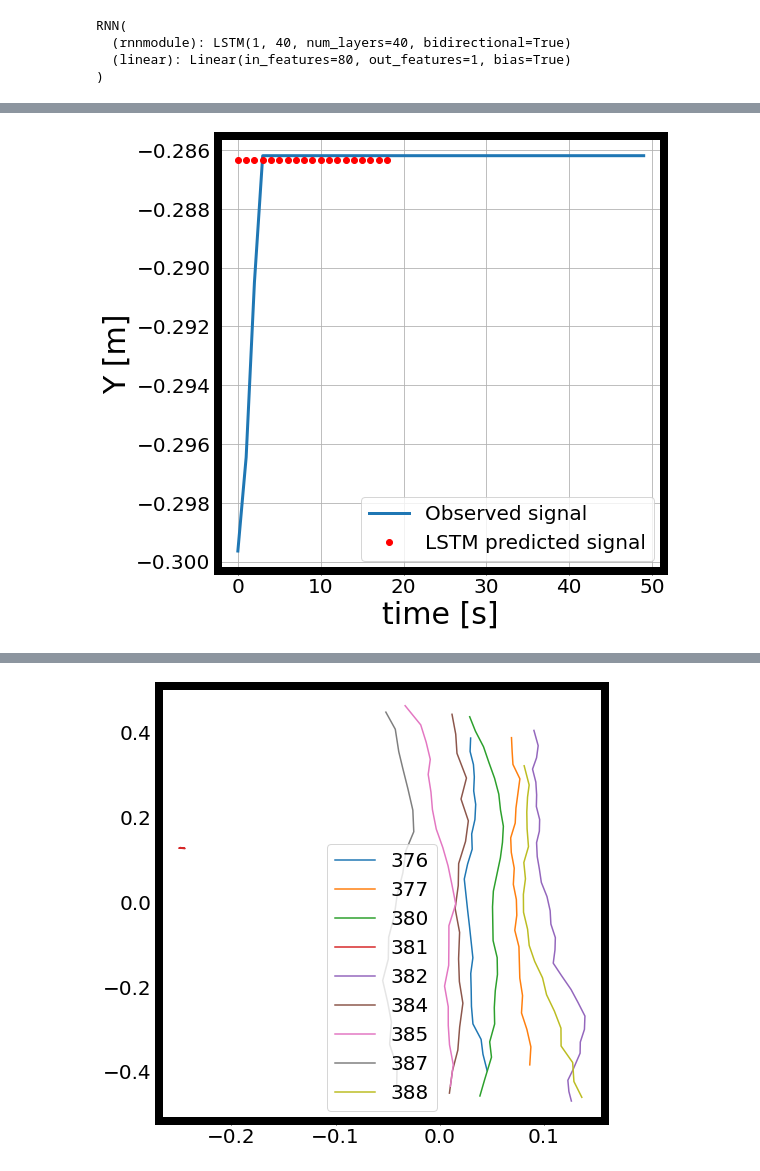
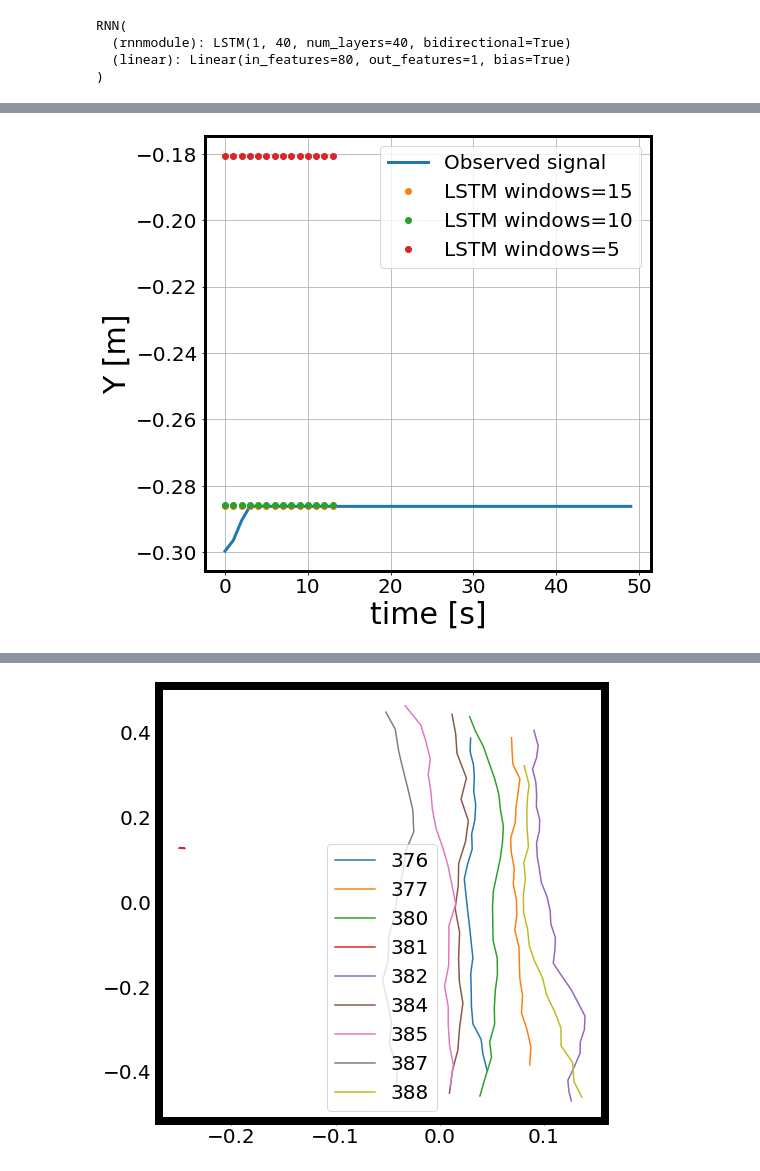
Before and after one commit to bgolshaei/Data_Science, a Jupyter notebook: Project.ipynb, the cells around one changed output, grey strips where cells are left out. Drawn from its saved outputs; the diff is of its cells as text; code cells hidden in the pictures.

```diff
--- a/Project.ipynb
+++ b/Project.ipynb
@@ -148,14 +173,14 @@ tensor([ 0,  1,  2,  3,  4,  5,  6,  7,  8,  9, 10, 11, 12, 13, 14, 15, 16, 17,
 # %%
 split_time = 1
-window_size = 20
-batch_size = 10
+window_size = 15
+batch_size = 4
 input_dim = 1
 hidden_dim = 40
 out_dim = 1
 num_layers = 40
 num_dir = 2
 num_epochs = 100
-learning_rate = 0.001
+learning_rate = 0.005
 rnn_module = "lstm"  #lsdm
 # %%
 def Windowed_Dataset(series, window_size, stride, batch_size):
@@ -306,0 +323,22 @@ tensor([0., 0., 0., 0., 0., 0., 0., 0., 0., 0., 0., 0., 0., 0., 0., 0., 0., 0.,
+# %%
+EPoch=np.arange(0,num_epochs,10)
+fig, axs = plt.subplots(nrows=1, ncols=2, figsize=(15, 8))
+ax = axs[0]
+ax.plot(EPoch,test_Loss_lstm_15[0:num_epochs:10],label="widows size=15")
+ax.plot(EPoch,test_Loss_lstm_10[0:num_epochs:10],label="widows size=10")
+ax.plot(EPoch,test_Loss_lstm_5[0:num_epochs:10],label="widows size=5")
+ax.legend()
+ax.grid()
+ax.set_title("LSTM ( single pedestrian)")
+ax.set_xlabel("Epoch")
+ax.set_ylabel("Training loss")
+ax = axs[1]
+ax.plot(EPoch,test_Loss_srnn_15[0:num_epochs:10],label="widows size=15")
+ax.plot(EPoch,test_Loss_srnn_10[0:num_epochs:10],label="widows size=10")
+ax.plot(EPoch,test_Loss_srnn_5[0:num_epochs:10],label="widows size=5")
+ax.legend()
+ax.grid()
+ax.set_title("SRNN ( single pedestrian)")
+ax.set_xlabel("Epoch")
+ax.set_ylabel("Training loss")
+plt.rcParams['axes.linewidth'] = 3
@@ -328,15 +364,26 @@ lstm_result = prediction('ckpt_time_series.pth', x_test, window_size)
+# %%
+#srnn_result = prediction('SRNN_ckpt_time_series.pth', x_test, window_size)
+lstm_result_x_15 = prediction('ckpt_time_series_lstm_15.pth', x_test, window_size)
+lstm_result_x_10 = prediction('ckpt_time_series_lstm_10.pth', x_test, window_size)
+lstm_result_x_5 = prediction('ckpt_time_series_lstm_5.pth', x_test, window_size)
+srnn_result_x_15 = prediction('ckpt_time_series_srnn_15.pth', x_test, window_size)
+srnn_result_x_10 = prediction('ckpt_time_series_srnn_10.pth', x_test, window_size)
+srnn_result_x_5 = prediction('ckpt_time_series_lstm_5.pth', x_test, window_size)
+#lstm_result
 # %%
 #plt.figure(figsize=(12, 7))
 t=np.arange(len(x_train))
 plt.plot(t, x_test, lw = 3)
-plt.plot(t[0:len(lstm_result)],lstm_result ,'o', lw = 3, c = 'r')
+plt.plot(t[0:len(lstm_result_x_15)],lstm_result_x_15 ,'o', lw = 3)
+plt.plot(t[0:len(lstm_result_x_10)],lstm_result_x_10,'o', lw = 3)
+plt.plot(t[0:len(lstm_result_x_5)],lstm_result_x_5 ,'o', lw = 3)
 #plt.plot(t[0:len(srnn_result)],srnn_result ,'^', lw = 3, c = 'g')
 plt.grid()
-plt.legend(['Observed signal', 'LSTM predicted signal','SRNN predicted signal'])
+plt.legend(['Observed signal', 'LSTM windows=15', 'LSTM windows=10', 'LSTM windows=5'])
 plt.xlabel('time [s]',fontsize=30)
 plt.ylabel('Y [m]',fontsize=30)
-plt.rcParams['axes.linewidth'] = 8
+plt.rcParams['axes.linewidth'] = 3
 plt.rcParams["figure.figsize"]=(8,8)
 plt.rcParams.update({'font.size': 20})
 # %% [output]
-[figure, old version]
+[figure, new version]
```
Also changed, not shown: parts of 41 cells of this notebook.
